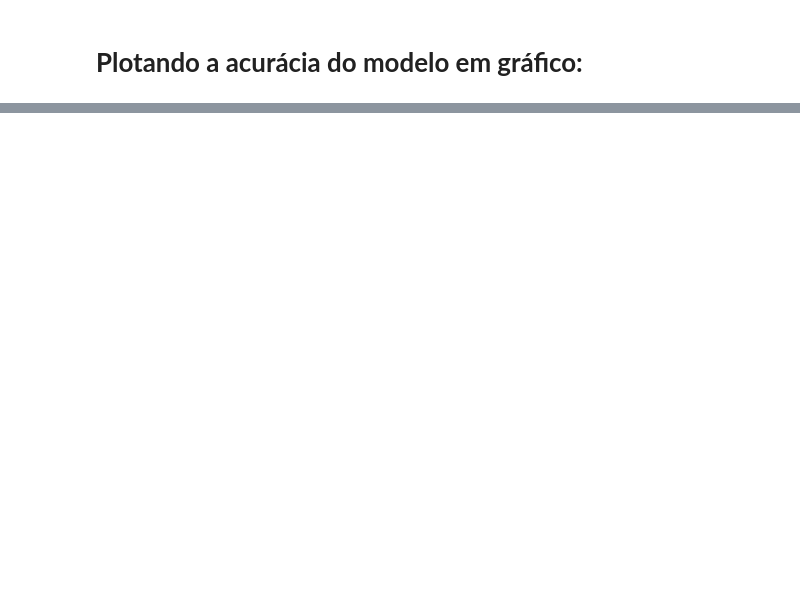
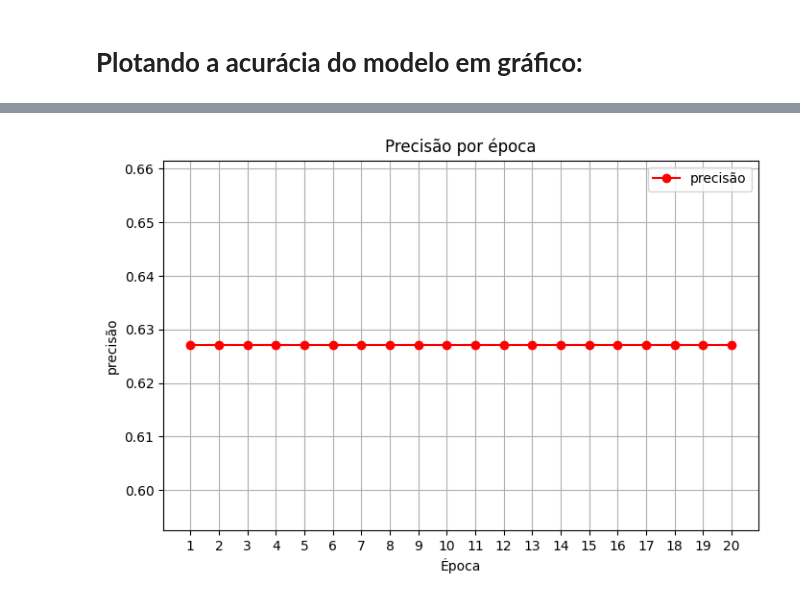
Before and after one commit to Jvfrostbr/Projetos-Topicos-Avancados-em-IA, a Jupyter notebook: RNN/RNN_tweets.ipynb, the cells around one changed output, grey strips where cells are left out. Saved outputs shown, nothing was run; the diff lists cells and outputs as text; code cells hidden in the pictures; blank space fills up the shorter version.

```diff
--- a/RNN/RNN_tweets.ipynb
+++ b/RNN/RNN_tweets.ipynb
@@ -198,0 +272,17 @@ plt.show()
+# %%
+# Acurácia por época
+acc = history.history['precision']
+epochs = range(1, len(acc) + 1)
+
+# Plotar
+plt.figure(figsize=(8,5))
+plt.plot(epochs, val_acc, 'ro-', label='precisão')
+plt.title('Precisão por época')
+plt.xlabel('Época')
+plt.ylabel('precisão')
+plt.xticks(epochs)
+plt.legend()
+plt.grid(True)
+plt.show()
+# %% [output]
+[figure, added]
```
Also changed, not shown: parts of 21 cells of this notebook.
